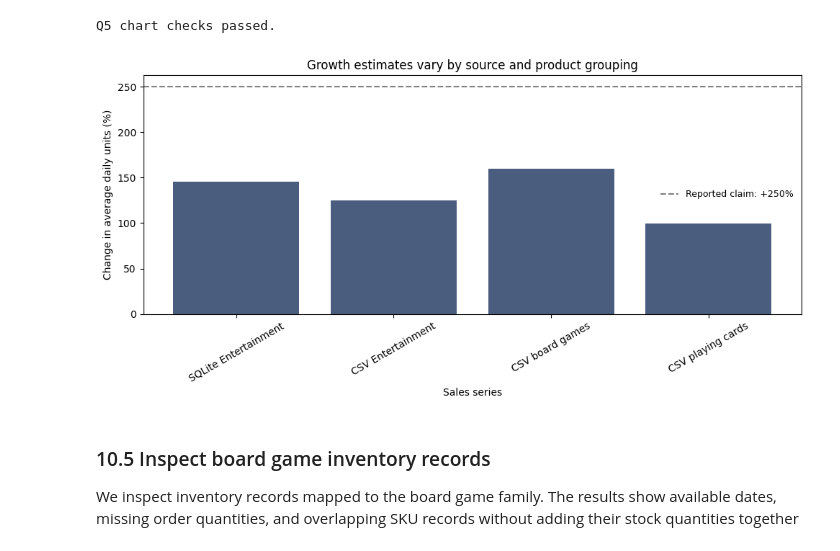
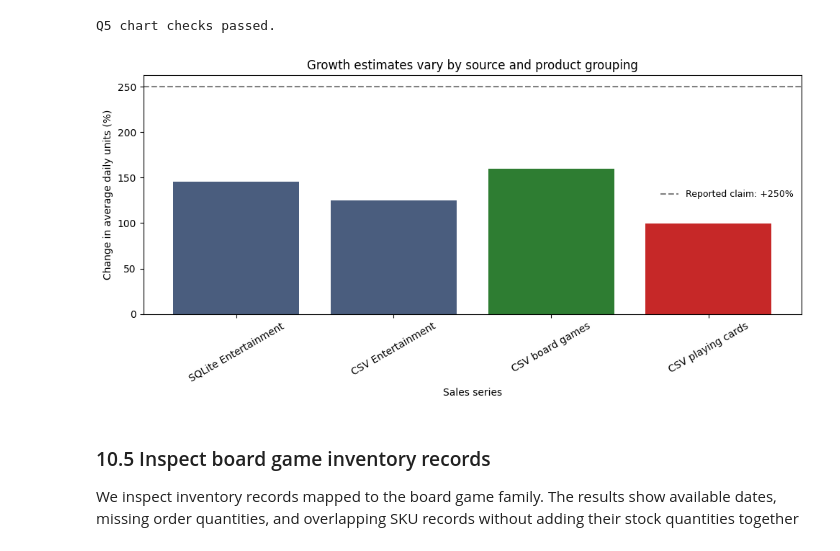
Before and after one commit to junseo25/ds2002-walmart-hurricane-project, a Jupyter notebook: notebooks/notebook.ipynb, the cells around one changed output. Cells and saved outputs as stored; diff of their text form; code cells hidden in the pictures.

```diff
--- a/notebooks/notebook.ipynb
+++ b/notebooks/notebook.ipynb
@@ -2031,11 +2056,20 @@ print("Lag chart checks passed.")
 Lag chart checks passed.
 # %%
 fig, ax = plt.subplots(figsize=(8, 4))
+
+max_val_corr = lag_results["correlation"].max()
+
+colors_corr = []
+for val in lag_results["correlation"]:
+    if val == max_val_corr:
+        colors_corr.append("#2e7d32")  #Green for Max
+    else:
+        colors_corr.append("#4a5d7e")  #Blue for rest
 
 ax.bar(
     lag_results["wind_days_later"].astype(str),
     lag_results["correlation"],
-    color="#4a5d7e"
+    color=colors_corr
 )
 
 ax.set_title(
@@ -2327,11 +2361,24 @@ print("Store chart checks passed.")
 Store chart checks passed.
 # %%
 fig, ax = plt.subplots(figsize=(12, 5))
+
+#Sets max to to a variable and min to a variable to change color based on what value the code looks at
+max_val = store_surge_summary["percent_change"].max()
+min_val = store_surge_summary["percent_change"].min()
+
+colors = []
+for val in store_surge_summary["percent_change"]:
+    if val == max_val:
+        colors.append("#2e7d32")  #Green for Max
+    elif val == min_val:
+        colors.append("#c62828")  #Red for min
+    else:
+        colors.append("#4a5d7e")  #Blue for rest
 
 ax.bar(
     store_surge_summary["city"],
     store_surge_summary["percent_change"],
-    color="#4a5d7e"
+    color=colors
 )
 
 ax.set_title(
@@ -2814,35 +2861,48 @@ labels = [
     "CSV Entertainment",
     "CSV board games",
     "CSV playing cards"
 ]
 
+
+max_val_games = q5_growth["percent_change"].max()
+min_val_games = q5_growth["percent_change"].min()
+
+colors_games = []
+for val in q5_growth["percent_change"]:
+    if val == max_val_games:
+        colors_games.append("#2e7d32")  #Green for Max
+    elif val == min_val_games:
+        colors_games.append("#c62828")  #Red for min
+    else:
+        colors_games.append("#4a5d7e")  #Blue for rest
+
 fig, ax = plt.subplots(figsize=(10, 5))
 
 ax.bar(
     labels,
     q5_growth["percent_change"],
-    color="#4a5d7e"
+    color=colors_games
 )
 
 ax.axhline(
     250,
     color="gray",
     ls="--",
     label="Reported claim: +250%"
 )
 
 ax.set_title(
     "Growth estimates vary by source and product grouping"
 )
 ax.set_xlabel("Sales series")
 ax.set_ylabel("Change in average daily units (%)")
 ax.tick_params(axis="x", labelrotation=30)
 ax.legend(frameon=False, fontsize=9)
 
 plt.tight_layout()
 plt.show()
 # %% [output]
-[figure, old version]
+[figure, new version]
 # %% [markdown]
 ### 10.5 Inspect board game inventory records
 
```
Also changed, not shown: parts of 3 cells of this notebook.
